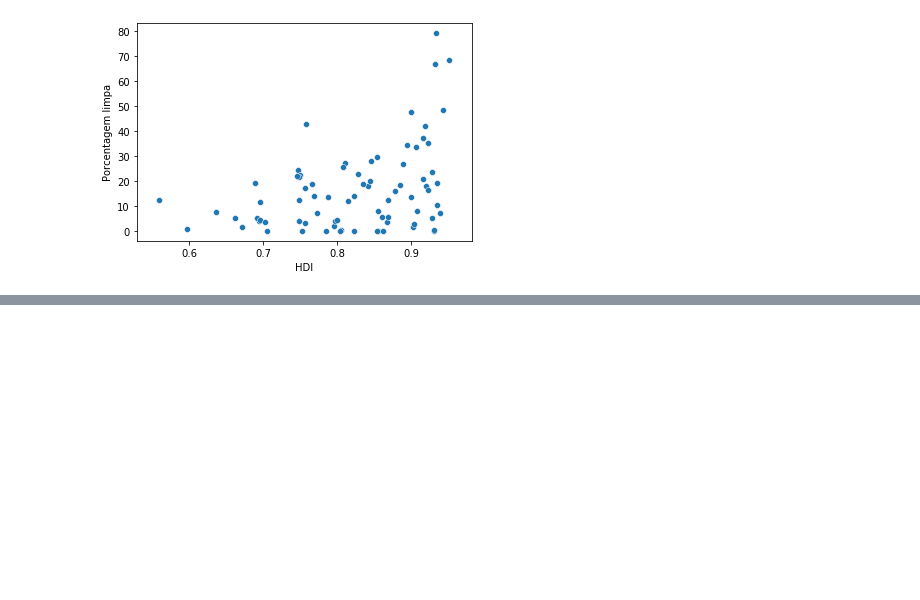
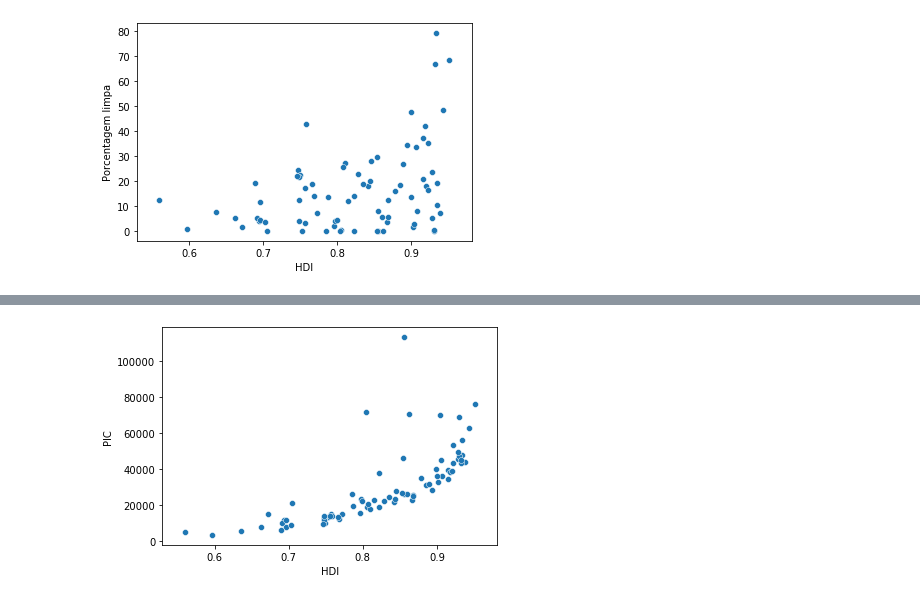
Before and after one commit to leoDomingos/Introducao-ao-aquecimento-global, a Jupyter notebook: main.ipynb, the cells around one changed output, grey strips where cells are left out. Cells and saved outputs as stored; diff of their text form; code cells hidden in the pictures; blank space fills up the shorter version.

```diff
--- a/main.ipynb
+++ b/main.ipynb
@@ -693,0 +764,4 @@ Analisar depois
+# %%
+sns.scatterplot(data=hdi_e_pic_energia_df, x="HDI", y="PIC");
+# %% [output]
+[figure, added]
```
Also changed, not shown: parts of 13 cells of this notebook.
